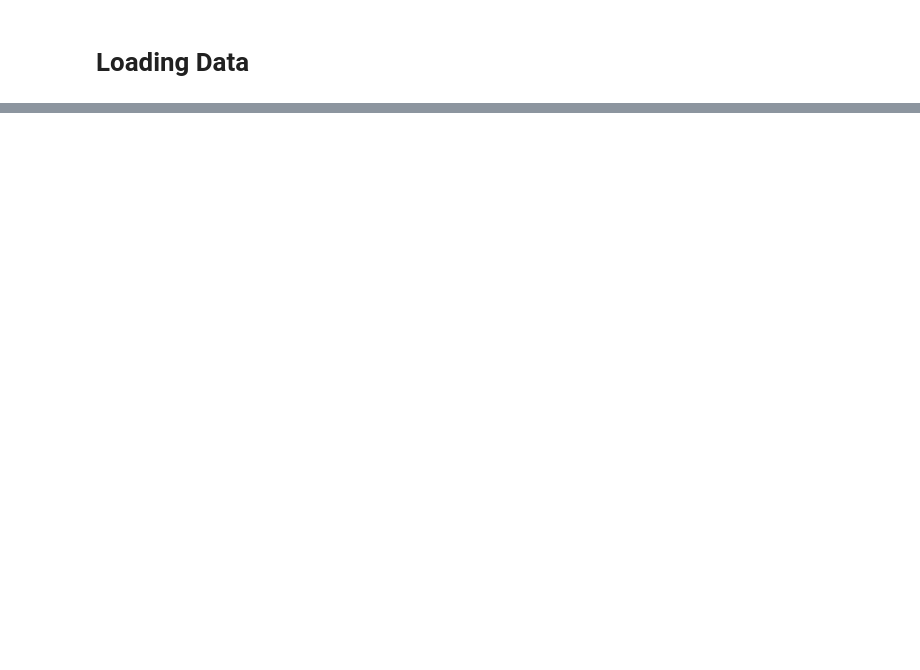
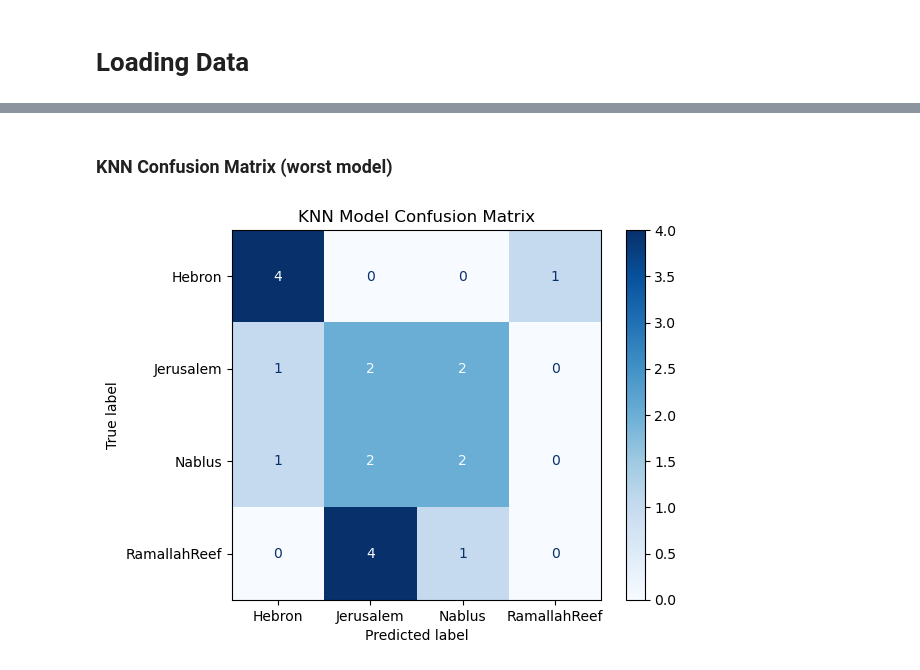
Before and after one commit to MahmoudKH02/Accent-Recognition_Model, a Jupyter notebook: Spoken_Project.ipynb, the cells around one changed output, grey strips where cells are left out. Cells and saved outputs as stored; diff of their text form; code cells hidden in the pictures; blank space fills up the shorter version.

```diff
--- a/Spoken_Project.ipynb
+++ b/Spoken_Project.ipynb
@@ -299,0 +306,13 @@ plt.show()
+# %% [markdown]
+### KNN Confusion Matrix (worst model)
+# %%
+disp = ConfusionMatrixDisplay.from_estimator(
+    knn_model,
+    X_test,
+    Y_test,
+    cmap=plt.cm.Blues
+)
+plt.title('KNN Model Confusion Matrix')
+plt.show()
+# %% [output]
+[figure, added]
```
Also changed, not shown: parts of 28 cells of this notebook, 1 other file.
